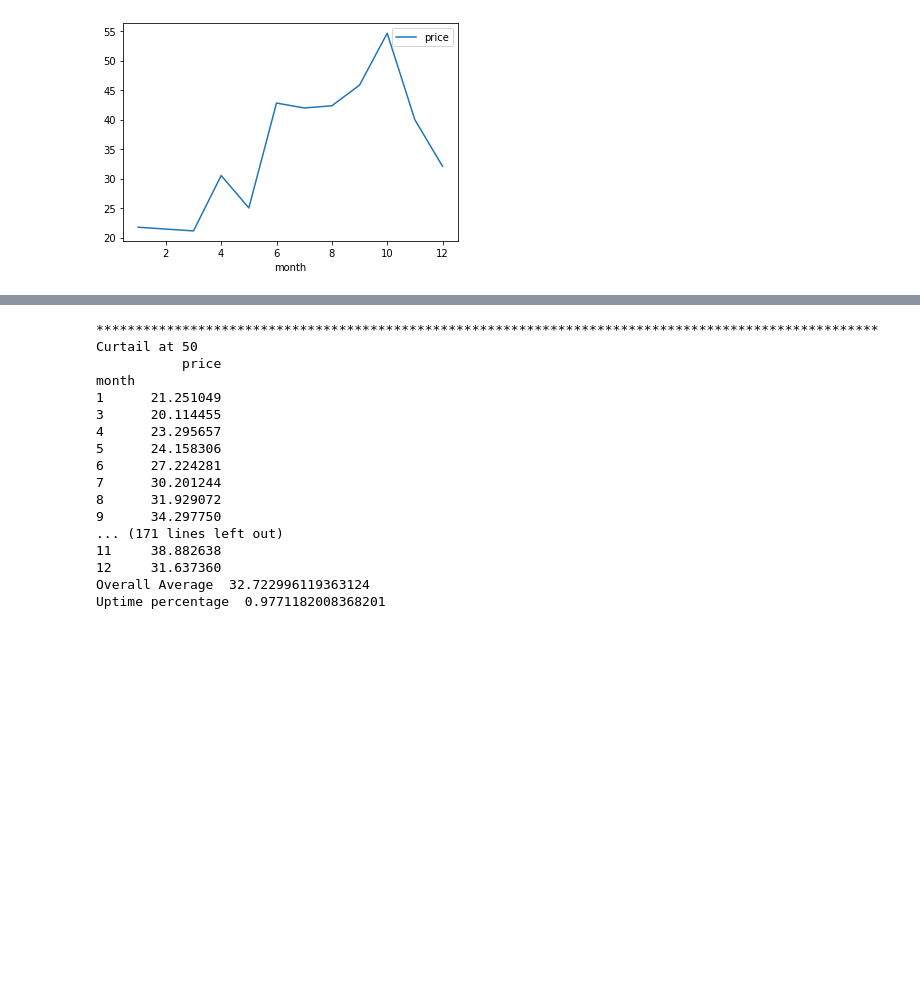
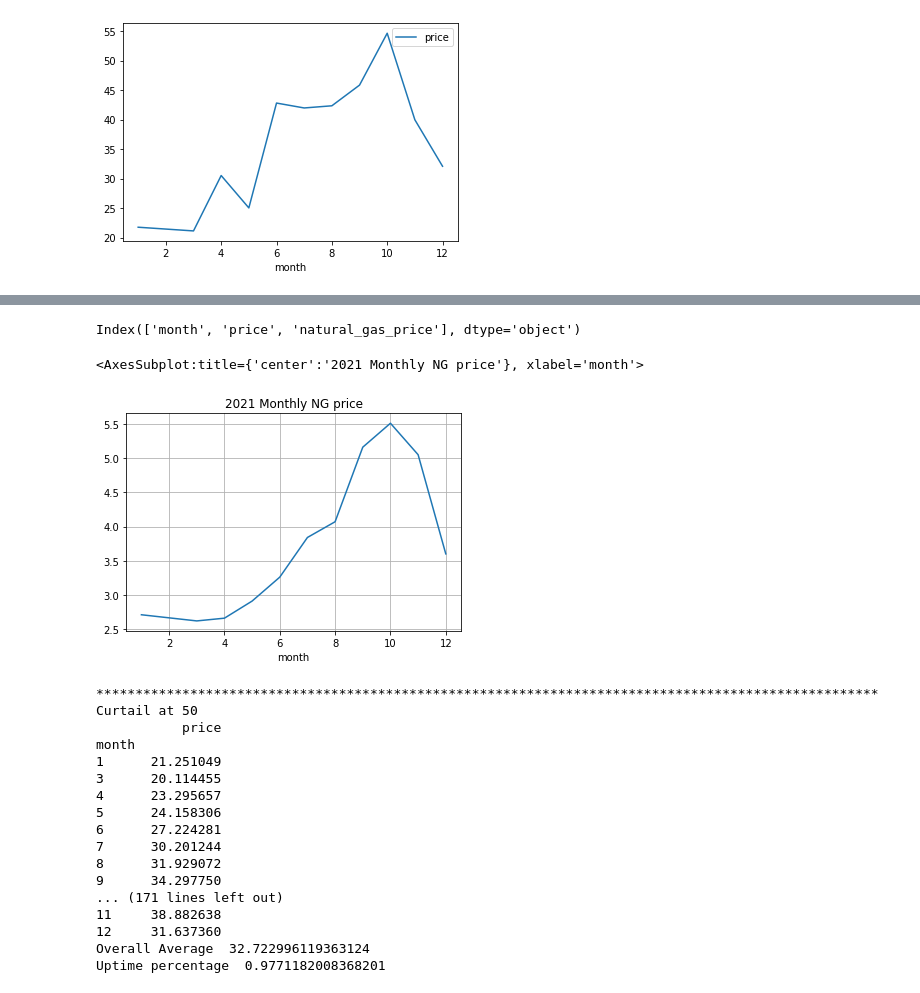
Before and after one commit to mingchen62/ercot-dam-notif, a Jupyter notebook: notebook/DAM_analysis.ipynb, the cells around one changed output, grey strips where cells are left out. Drawn from its saved outputs; the diff is of its cells as text; code cells hidden in the pictures; blank space fills up the shorter version.

```diff
--- a/notebook/DAM_analysis.ipynb
+++ b/notebook/DAM_analysis.ipynb
@@ -201,3 +201,5 @@ df.groupby('month').mean().plot(legend=True)
 # %% [output]
 <AxesSubplot:xlabel='month'>
 [figure]
+# %%
+df_price_ng = df.groupby('month').mean().reset_index()
@@ -204,3 +221,16 @@ df.groupby('month').mean().plot(legend=True)
+# %%
+#https://www.eia.gov/dnav/ng/hist/rngwhhdm.htm
+df_price_ng['natural_gas_price'] = [2.71, 2.62,2.66, 2.91, 3.26, 3.84, 4.07, 5.16, 5.51, 5.05, 3.6]
+# %%
+df_price_ng.columns
+# %% [output]
+Index(['month', 'price', 'natural_gas_price'], dtype='object')
+# %%
+df_price_ng.plot(x ='month', y='natural_gas_price', kind = 'line', title="2021 Monthly NG price",
+                      grid=True, legend=False)
+# %% [output]
+<AxesSubplot:title={'center':'2021 Monthly NG price'}, xlabel='month'>
+[figure, added]
 # %%
 
 curtail_analysis = pd.DataFrame(columns = ['curtail', 'average', 'uptime'])
```
Also changed, not shown: parts of 1 cell of this notebook.
